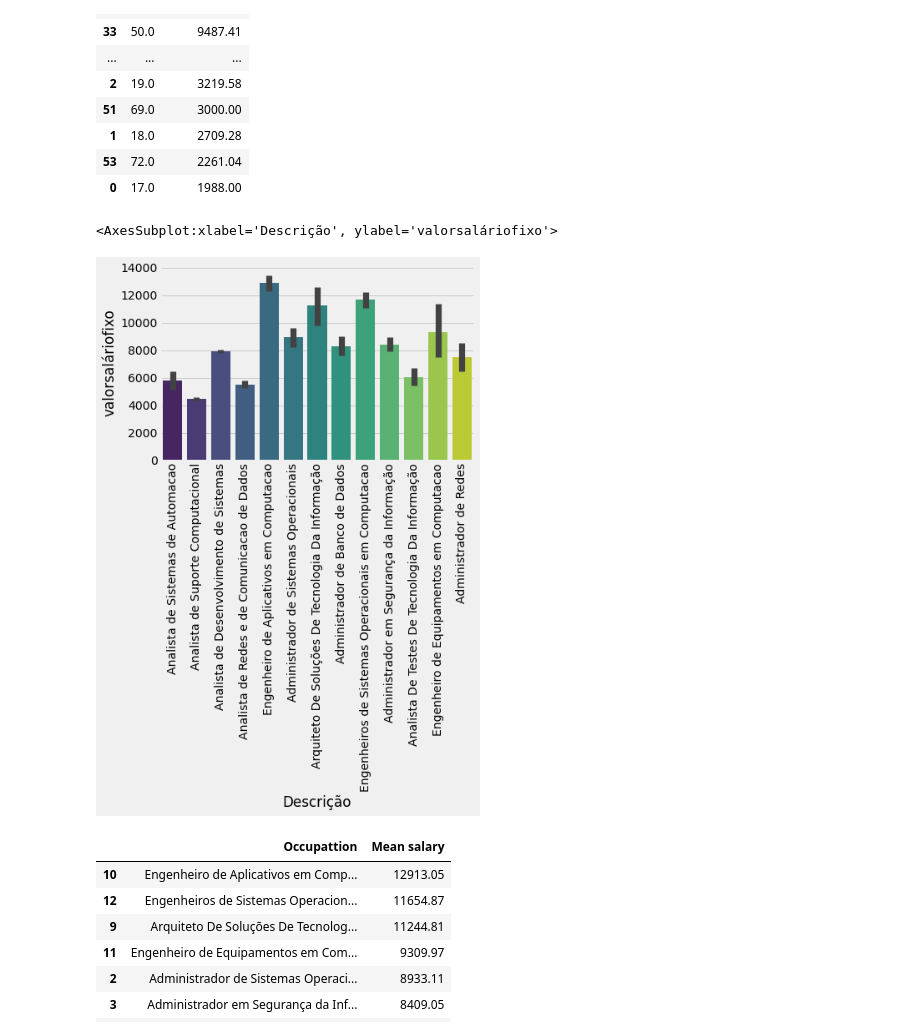
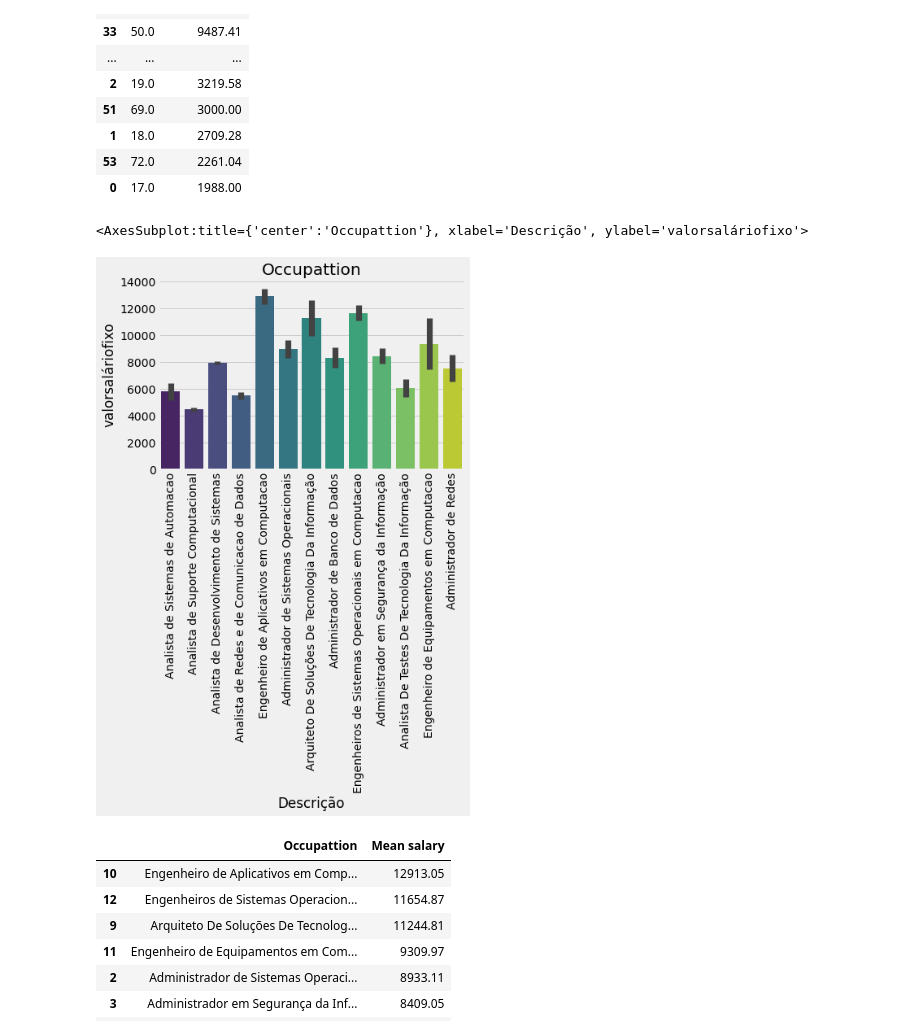
Before and after one commit to onemarcos/Tera---Salary-Prediction, a Jupyter notebook: Salary-Prediction.ipynb, the cells around one changed output. Saved outputs shown, nothing was run; the diff lists cells and outputs as text; code cells hidden in the pictures.

```diff
--- a/Salary-Prediction.ipynb
+++ b/Salary-Prediction.ipynb
@@ -646,10 +600,11 @@ pd.DataFrame({'Age': df.groupby('idade')['valorsaláriofixo'].mean().index , 'Me
 | 0 | 17.0 | 1988.00 |
 # %%
 plt.xticks(rotation = 90)
-sns.barplot(data=df.replace(label_quali), x="Descrição", y="valorsaláriofixo" , palette='viridis')
+plt.title('Occupattion')
+sns.barplot(data=df.replace(label_quali), x="Descrição", y="valorsaláriofixo", palette='viridis')
 # %% [output]
-<AxesSubplot:xlabel='Descrição', ylabel='valorsaláriofixo'>
+<AxesSubplot:title={'center':'Occupattion'}, xlabel='Descrição', ylabel='valorsaláriofixo'>
-[figure, old version]
+[figure, new version]
 # %%
 pd.DataFrame({'Occupattion': df.groupby('Descrição')['valorsaláriofixo'].mean().index , 'Mean salary':  df.groupby('Descrição')['valorsaláriofixo'].mean().round(2).values}).sort_values(by='Mean salary'  , axis=0)[::-1]
 # %% [output]
```
Also changed, not shown: parts of 22 cells of this notebook.
